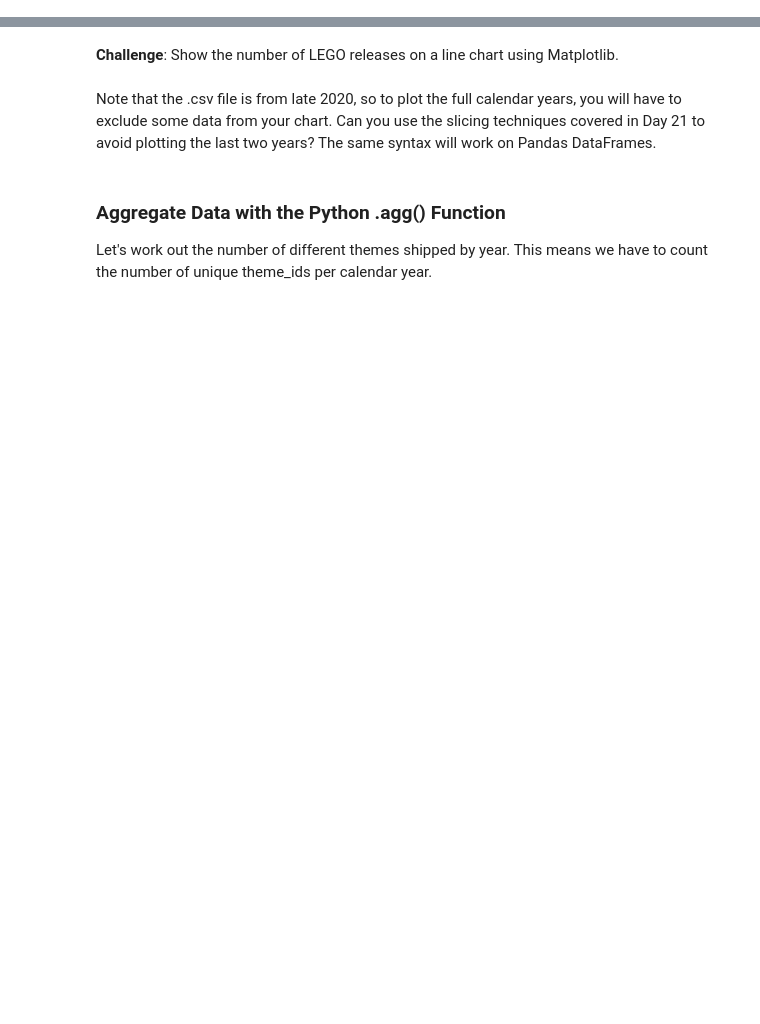
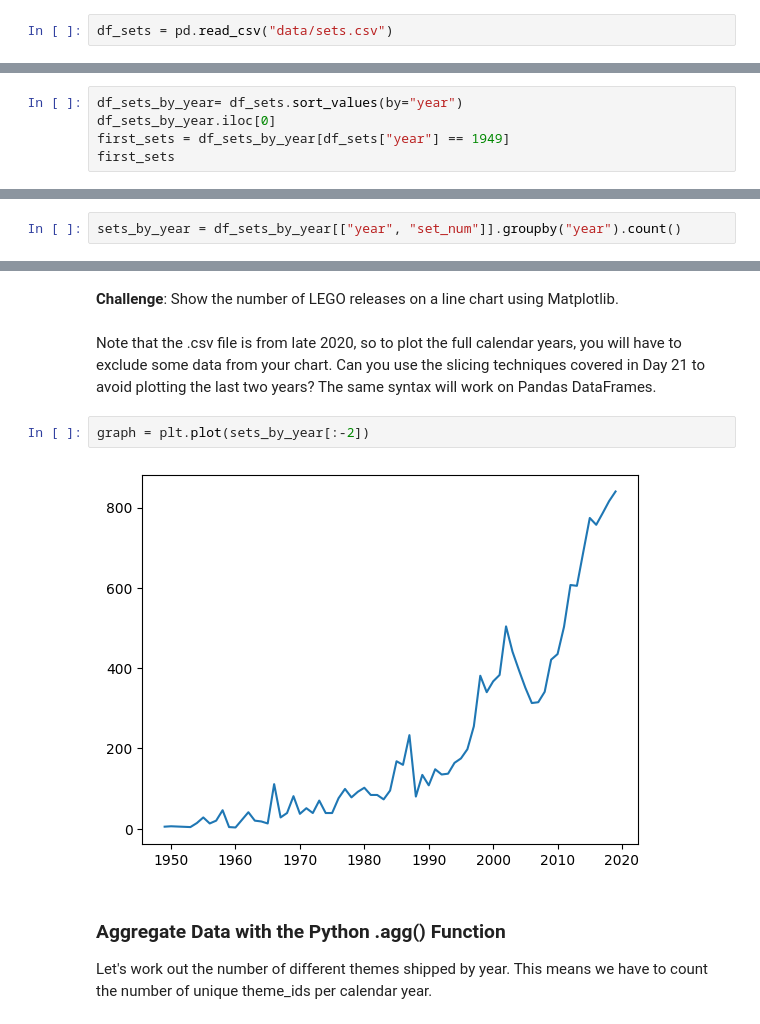
Before and after one commit to mzecic/AwesomeProject, a Jupyter notebook: Lego_Analysis_for_Course_(start).ipynb, the cells around one changed output, grey strips where cells are left out. Cells and saved outputs as stored; diff of their text form; blank space fills up the shorter version.

```diff
--- a/Lego_Analysis_for_Course_(start).ipynb
+++ b/Lego_Analysis_for_Course_(start).ipynb
@@ -78,3 +77,5 @@ A lego set is a particular box of LEGO or product. Therefore, a single theme typ
 The <code>sets.csv</code> data contains a list of sets over the years and the number of parts that each of these sets contained.
 
 **Challenge**: Read the sets.csv data and take a look at the first and last couple of rows.
+# %%
+df_sets = pd.read_csv("data/sets.csv")
@@ -81,2 +100,7 @@ The <code>sets.csv</code> data contains a list of sets over the years and the nu
 # %% [markdown]
 **Challenge**: In which year were the first LEGO sets released and what were these sets called?
+# %%
+df_sets_by_year= df_sets.sort_values(by="year")
+df_sets_by_year.iloc[0]
+first_sets = df_sets_by_year[df_sets["year"] == 1949]
+first_sets
@@ -87,2 +144,4 @@ The <code>sets.csv</code> data contains a list of sets over the years and the nu
 # %% [markdown]
 **Challenge**: Use <code>.groupby()</code> and <code>.count()</code> to show the number of LEGO sets released year-on-year. How do the number of sets released in 1955 compare to the number of sets released in 2019?
+# %%
+sets_by_year = df_sets_by_year[["year", "set_num"]].groupby("year").count()
@@ -90,6 +159,10 @@ The <code>sets.csv</code> data contains a list of sets over the years and the nu
 **Challenge**: Show the number of LEGO releases on a line chart using Matplotlib. <br>
 <br>
 Note that the .csv file is from late 2020, so to plot the full calendar years, you will have to exclude some data from your chart. Can you use the slicing techniques covered in Day 21 to avoid plotting the last two years? The same syntax will work on Pandas DataFrames.
+# %%
+graph = plt.plot(sets_by_year[:-2])
+# %% [output]
+[figure, added]
 # %% [markdown]
 ### Aggregate Data with the Python .agg() Function
 
```
Also changed, not shown: parts of 23 cells of this notebook.
